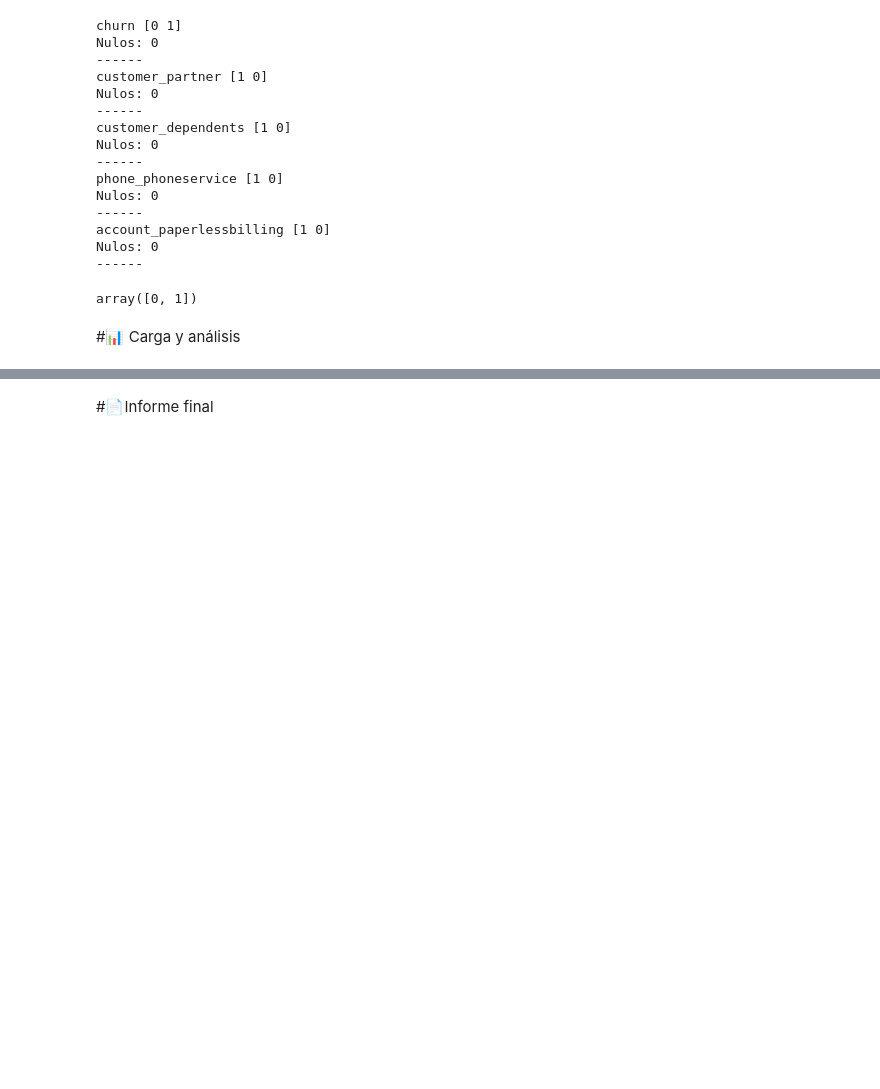
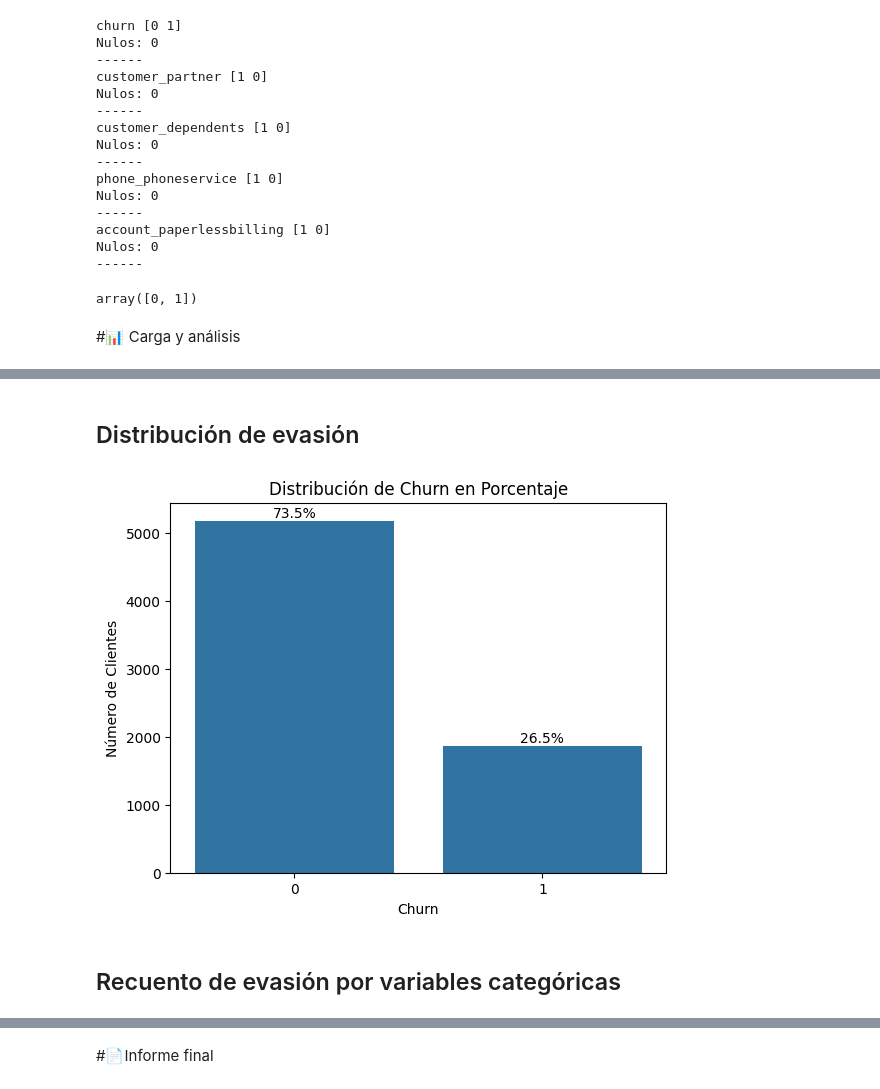
Before and after one commit to epjuarez/alura-challenge-telecomx, a Jupyter notebook: TelecomX_LATAM.ipynb, the cells around one changed output, grey strips where cells are left out. Drawn from its saved outputs; the diff is of its cells as text; code cells hidden in the pictures; blank space fills up the shorter version.

```diff
--- a/TelecomX_LATAM.ipynb
+++ b/TelecomX_LATAM.ipynb
@@ -367,0 +382,2 @@ array([0, 1])
+# %% [markdown]
+## Distribución de evasión
@@ -367,0 +387,21 @@ array([0, 1])
+# %%
+plt.figure()
+ax = sns.countplot(x='churn', data=df)
+
+total = len(df)
+
+for p in ax.patches:
+    percentage = 100 * p.get_height() / total
+    ax.annotate(f'{percentage:.1f}%',
+                (p.get_x() + p.get_width() / 2., p.get_height()),
+                ha='center', va='bottom')
+
+plt.title('Distribución de Churn en Porcentaje')
+plt.xlabel('Churn')
+plt.ylabel('Número de Clientes')
+
+plt.show()
+# %% [output]
+[figure, added]
+# %% [markdown]
+## Recuento de evasión por variables categóricas
```
Also changed, not shown: parts of 10 cells of this notebook.
